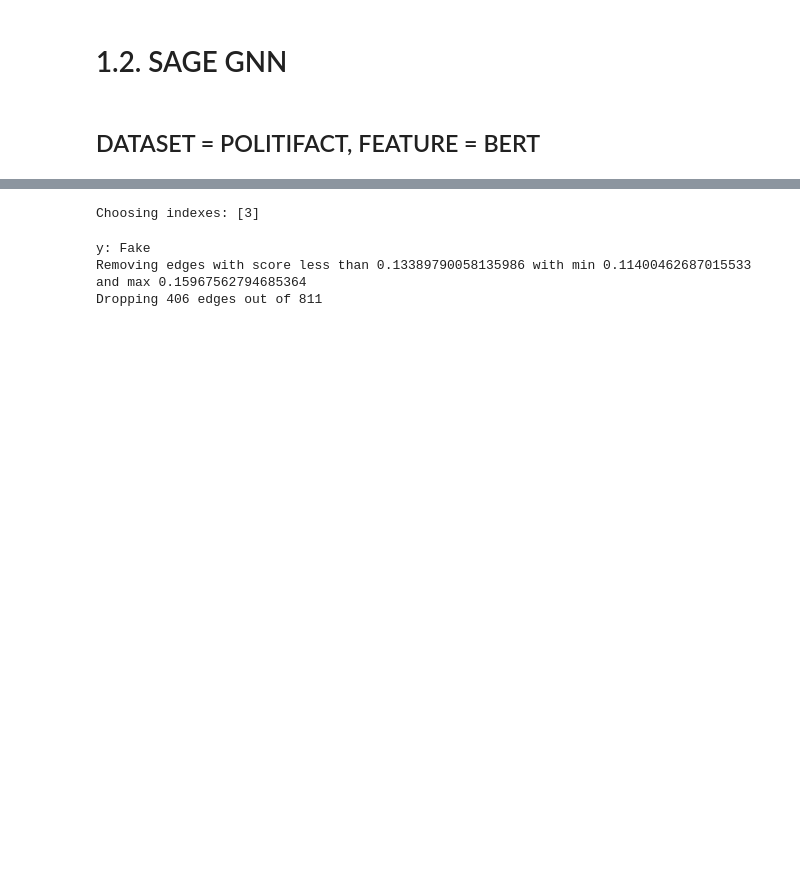
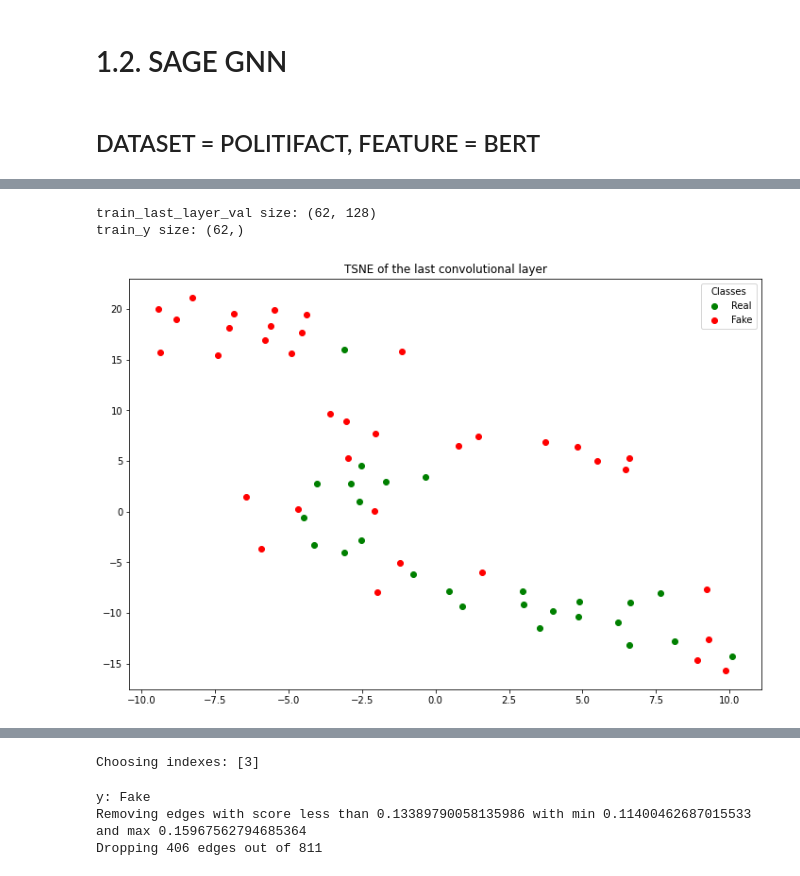
Before and after one commit to sersery35/Explainability_of_FND_Models, a Jupyter notebook: GNNFakeNews/notebooks/UPFD_SAGE_GNN_POL_Notebook.ipynb, the cells around one changed output, grey strips where cells are left out. Drawn from its saved outputs; the diff is of its cells as text; code cells hidden in the pictures; blank space fills up the shorter version.

```diff
--- a/GNNFakeNews/notebooks/SAGE_GNN_Model_Analysis.ipynb
+++ b/GNNFakeNews/notebooks/UPFD_SAGE_GNN_POL_Notebook.ipynb
@@ -32,0 +34,6 @@ Test set results: acc: 0.8190, f1_macro: 0.8177, f1_micro: 0.8190,precision: 0.8
+# %%
+model.m_visualize_tsne_of_last_conv_layer()
+# %% [output]
+train_last_layer_val size: (62, 128)
+train_y size: (62,)
+[figure, added]
```
Also changed, not shown: parts of 3 cells of this notebook, 10 other files.
